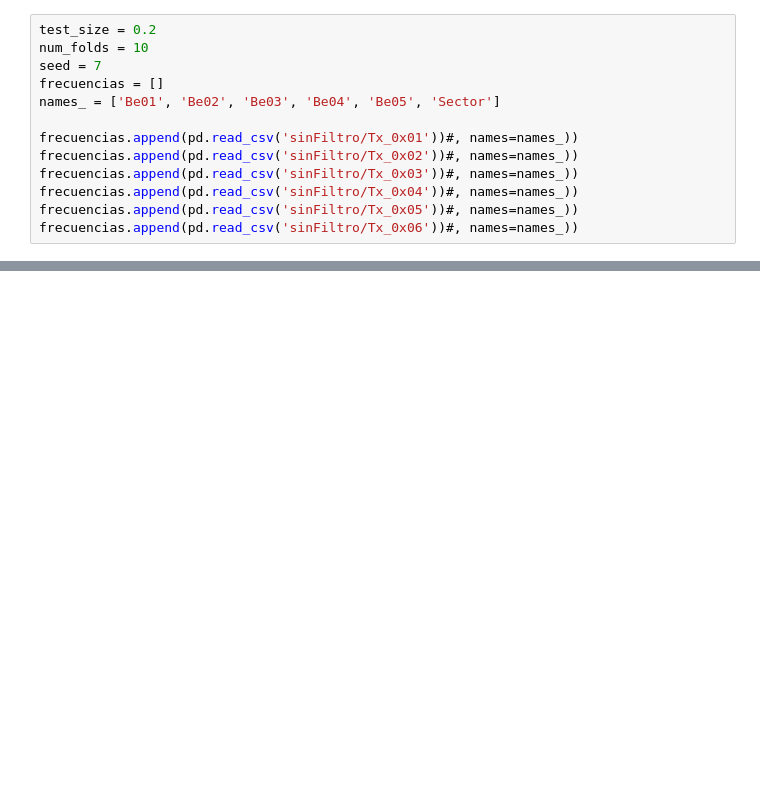
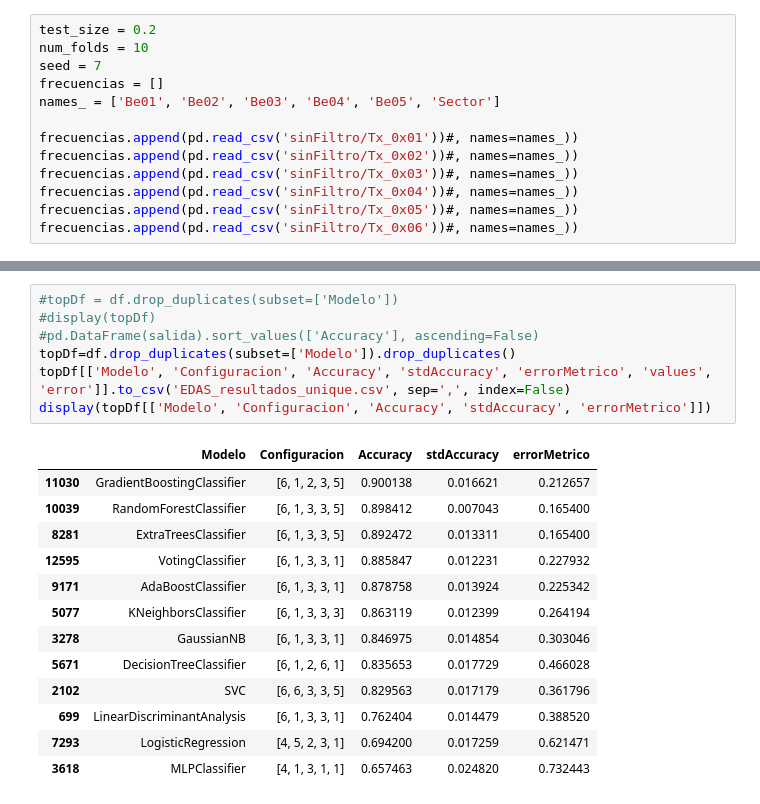
Before and after one commit to ohuarcaya/geneticosRSSI, a Jupyter notebook: EDAS Asimetrico sinFiltro.ipynb, the cells around one changed output, grey strips where cells are left out. Saved outputs shown, nothing was run; the diff lists cells and outputs as text; blank space fills up the shorter version.

```diff
--- a/EDAS Asimetrico sinFiltro.ipynb
+++ b/EDAS Asimetrico sinFiltro.ipynb
@@ -473,0 +458,21 @@ list(a.resultados)
+# %%
+#topDf = df.drop_duplicates(subset=['Modelo'])
+#display(topDf)
+#pd.DataFrame(salida).sort_values(['Accuracy'], ascending=False)
+topDf=df.drop_duplicates(subset=['Modelo']).drop_duplicates()
+topDf[['Modelo', 'Configuracion', 'Accuracy', 'stdAccuracy', 'errorMetrico', 'values', 'error']].to_csv('EDAS_resultados_unique.csv', sep=',', index=False)
+display(topDf[['Modelo', 'Configuracion', 'Accuracy', 'stdAccuracy', 'errorMetrico']])
+# %% [output]
+|  | Modelo | Configuracion | Accuracy | stdAccuracy | errorMetrico |
+| 11030 | GradientBoostingClassifier | [6, 1, 2, 3, 5] | 0.900138 | 0.016621 | 0.212657 |
+| 10039 | RandomForestClassifier | [6, 1, 3, 3, 5] | 0.898412 | 0.007043 | 0.165400 |
+| 8281 | ExtraTreesClassifier | [6, 1, 3, 3, 5] | 0.892472 | 0.013311 | 0.165400 |
+| 12595 | VotingClassifier | [6, 1, 3, 3, 1] | 0.885847 | 0.012231 | 0.227932 |
+| 9171 | AdaBoostClassifier | [6, 1, 3, 3, 1] | 0.878758 | 0.013924 | 0.225342 |
+| 5077 | KNeighborsClassifier | [6, 1, 3, 3, 3] | 0.863119 | 0.012399 | 0.264194 |
+| 3278 | GaussianNB | [6, 1, 3, 3, 1] | 0.846975 | 0.014854 | 0.303046 |
+| 5671 | DecisionTreeClassifier | [6, 1, 2, 6, 1] | 0.835653 | 0.017729 | 0.466028 |
+| 2102 | SVC | [6, 6, 3, 3, 5] | 0.829563 | 0.017179 | 0.361796 |
+| 699 | LinearDiscriminantAnalysis | [6, 1, 3, 3, 1] | 0.762404 | 0.014479 | 0.388520 |
+| 7293 | LogisticRegression | [4, 5, 2, 3, 1] | 0.694200 | 0.017259 | 0.621471 |
+| 3618 | MLPClassifier | [4, 1, 3, 1, 1] | 0.657463 | 0.024820 | 0.732443 |
```
Also changed, not shown: parts of 10 cells of this notebook, 6 other files.
